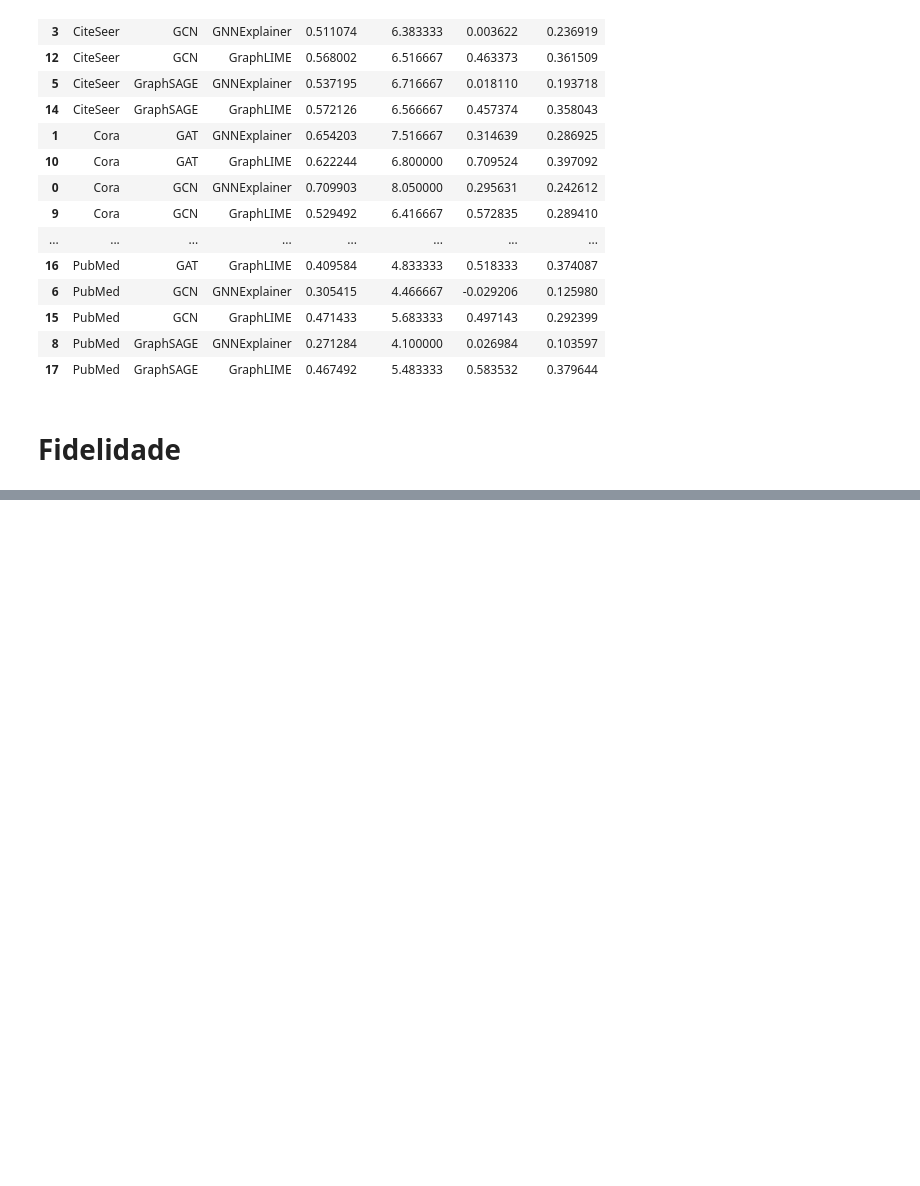
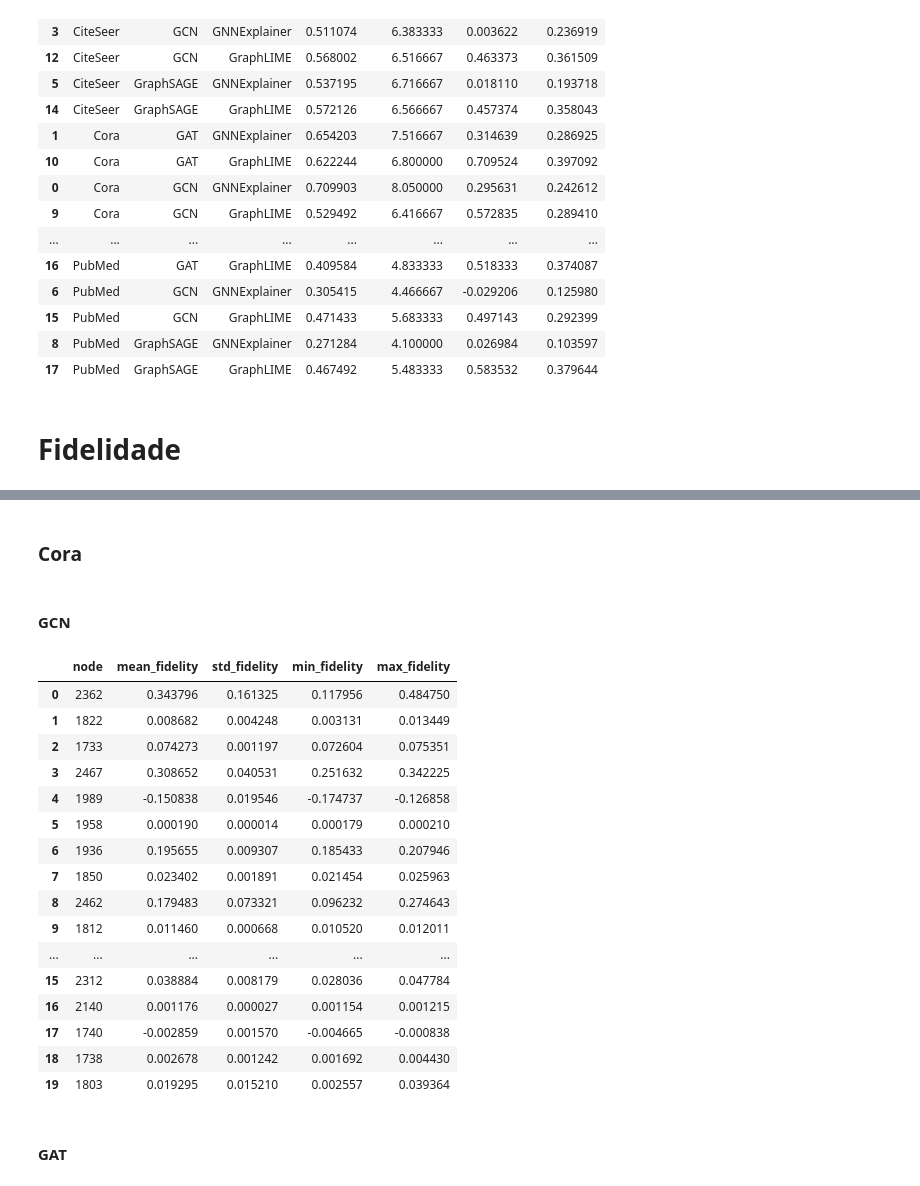
Before and after one commit to J0hnV1ct0r/Tabalho-Final-XAI, a Jupyter notebook: trabalho_final_xai.ipynb, the cells around one changed output, grey strips where cells are left out. Cells and saved outputs as stored; diff of their text form; code cells hidden in the pictures; blank space fills up the shorter version.

```diff
--- a/trabalho_final_xai.ipynb
+++ b/trabalho_final_xai.ipynb
@@ -3515,0 +3537,13 @@ dtype: float64
+# %%
+test_nodes_cora = torch.where(
+    PLdataset.test_mask
+)[0]
+
+random.seed(SEED)
+
+selected_nodes_cora = random.sample(
+    test_nodes_cora.tolist(),
+    20
+)
+
+print(selected_nodes_cora)
@@ -3515,0 +3588,49 @@ dtype: float64
+# %% [markdown]
+### Cora
+# %% [markdown]
+#### GCN
+# %%
+cora_gcn_models = load_saved_models(
+    "Cora",
+    "GCN"
+)
+# %%
+cora_gcn_gnne_exp = load_explanations(
+    dataset="Cora",
+    model="GCN",
+    explainer="GNNExplainer",
+    save_dir=r"C:\faculdade\Tabalho-Final-XAI\explicacoes"
+)
+# %%
+fidelity_cora_gcn = fidelity(
+
+    models=cora_gcn_models,
+
+    explanations=cora_gcn_gnne_exp,
+
+    selected_nodes=selected_nodes_cora,
+
+    data=cora
+)
+# %%
+fidelity_cora_gcn
+# %% [output]
+|  | node | mean_fidelity | std_fidelity | min_fidelity | max_fidelity |
+| 0 | 2362 | 0.343796 | 0.161325 | 0.117956 | 0.484750 |
+| 1 | 1822 | 0.008682 | 0.004248 | 0.003131 | 0.013449 |
+| 2 | 1733 | 0.074273 | 0.001197 | 0.072604 | 0.075351 |
+| 3 | 2467 | 0.308652 | 0.040531 | 0.251632 | 0.342225 |
+| 4 | 1989 | -0.150838 | 0.019546 | -0.174737 | -0.126858 |
+| 5 | 1958 | 0.000190 | 0.000014 | 0.000179 | 0.000210 |
+| 6 | 1936 | 0.195655 | 0.009307 | 0.185433 | 0.207946 |
+| 7 | 1850 | 0.023402 | 0.001891 | 0.021454 | 0.025963 |
+| 8 | 2462 | 0.179483 | 0.073321 | 0.096232 | 0.274643 |
+| 9 | 1812 | 0.011460 | 0.000668 | 0.010520 | 0.012011 |
+| ... | ... | ... | ... | ... | ... |
+| 15 | 2312 | 0.038884 | 0.008179 | 0.028036 | 0.047784 |
+| 16 | 2140 | 0.001176 | 0.000027 | 0.001154 | 0.001215 |
+| 17 | 1740 | -0.002859 | 0.001570 | -0.004665 | -0.000838 |
+| 18 | 1738 | 0.002678 | 0.001242 | 0.001692 | 0.004430 |
+| 19 | 1803 | 0.019295 | 0.015210 | 0.002557 | 0.039364 |
+# %% [markdown]
+#### GAT
```
Also changed, not shown: parts of 139 cells of this notebook, 2 other files.
